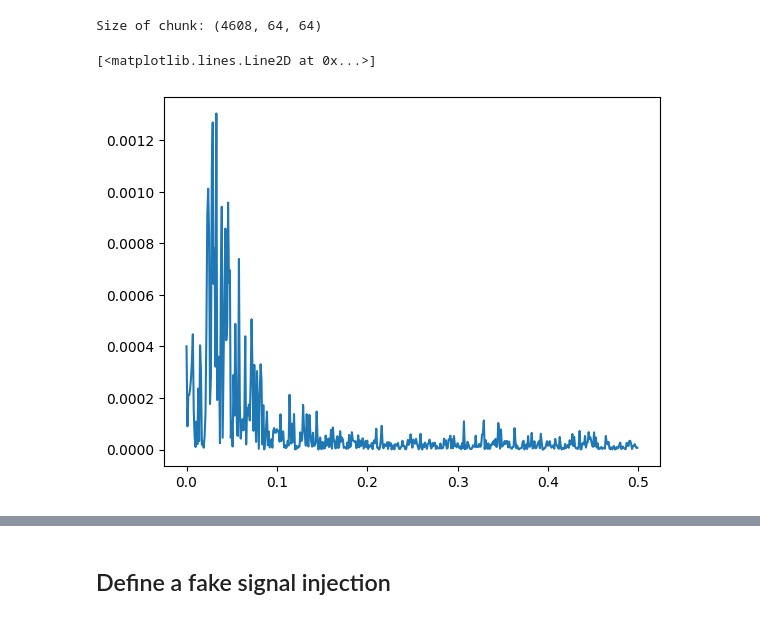
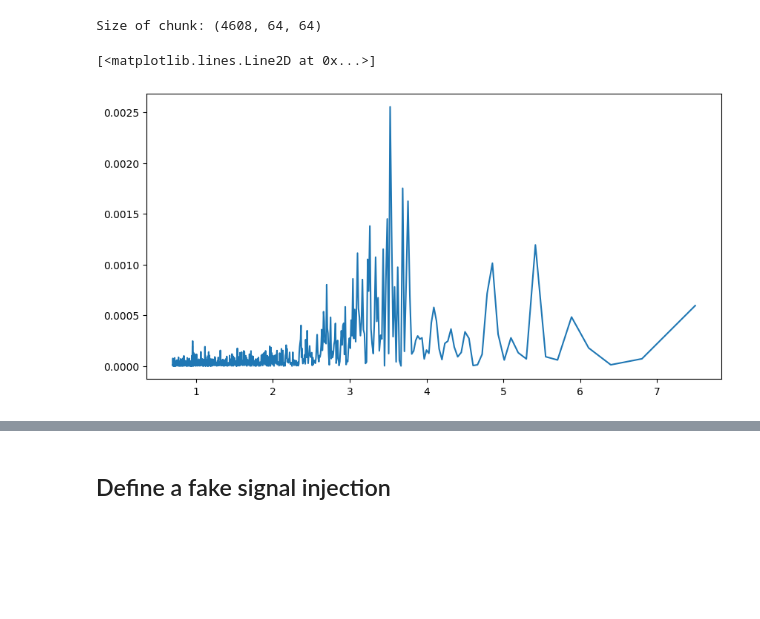
Before and after one commit to SpaceMeerkat/traident, a Jupyter notebook: training/preprocessing.ipynb, the cells around one changed output, grey strips where cells are left out. Cells and saved outputs as stored; diff of their text form; code cells hidden in the pictures; blank space fills up the shorter version.

Commit message:
updated power spectra to show log time

```diff
--- a/training/preprocessing.ipynb
+++ b/training/preprocessing.ipynb
@@ -34,15 +41,16 @@ print(f"Size of chunk: {chunk.shape}")
 # %% [output]
 Size of chunk: (4608, 64, 64)
 # %%
-N = 1000  # Number of sample points
+N = 1800  # Number of sample points
 T = 1  # Sampling interval (1/sample rate)
 t = np.linspace(0, (N-1)*T, N)
 xf = np.fft.fftfreq(N, T)
-ps_cube = np.fft.fft(chunk, n=1000, axis=0)
+ps_cube = np.fft.fft(chunk, n=N, axis=0)
 power_spectrum = np.abs(ps_cube)**2
 # %%
-plt.figure()
-plt.plot(xf[:N//2], power_spectrum[:,2,2][:N//2])
+plt.close('all')
+plt.figure(figsize=(10,5))
+plt.plot(np.log(1/xf[:N//2]), power_spectrum[:,30,30][:N//2])
 # %% [output]
 [<matplotlib.lines.Line2D at 0x...>]
-[figure, old version]
+[figure, new version]
```
Also changed, not shown: parts of 3 cells of this notebook.
